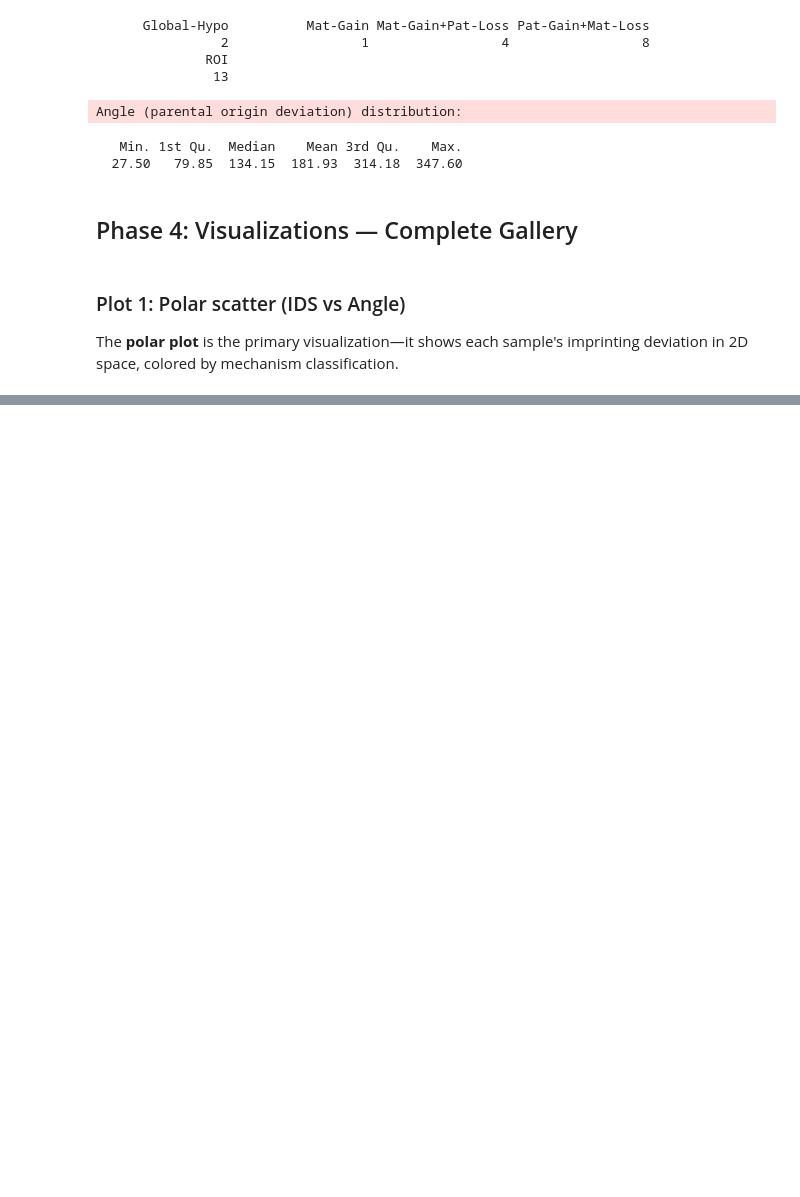
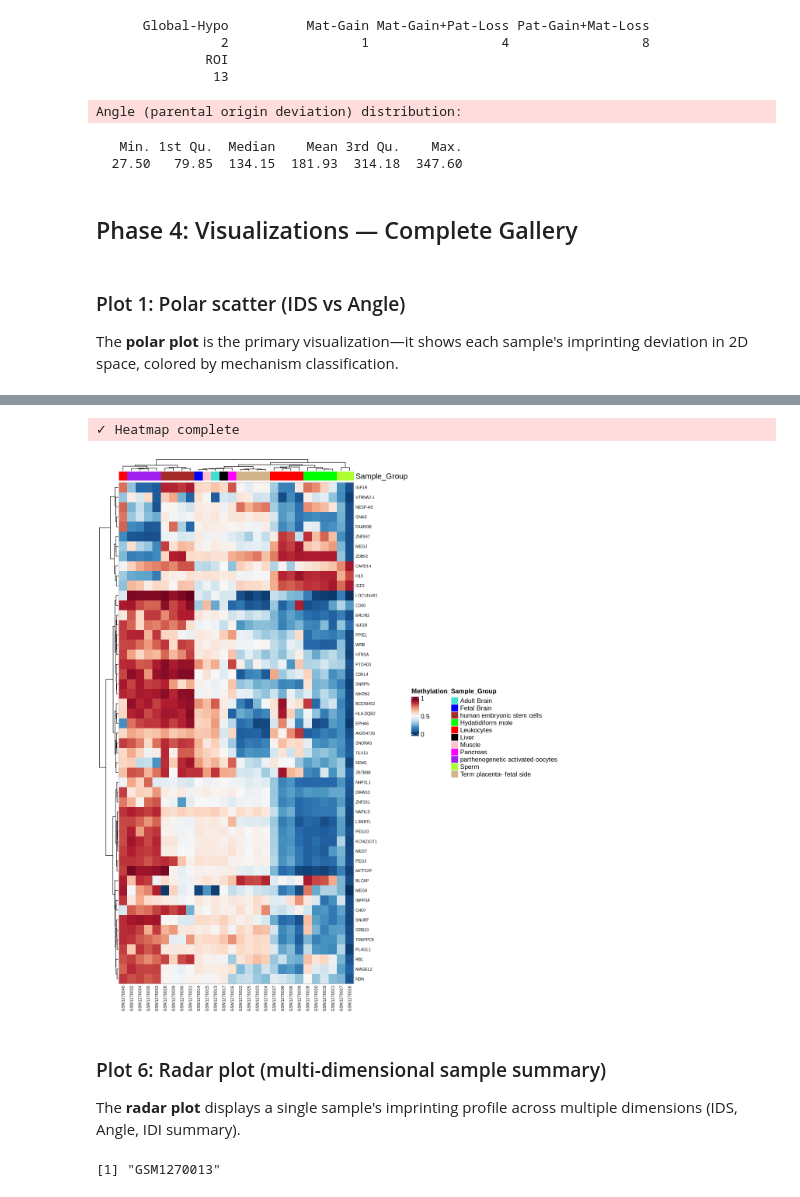
Before and after one commit to hongjianjin/imprintomeR, a Jupyter notebook: vignettes/GSE52567.ipynb, the cells around one changed output, grey strips where cells are left out. Cells and saved outputs as stored; diff of their text form; code cells hidden in the pictures; blank space fills up the shorter version.

```diff
--- a/vignettes/GSE52567.ipynb
+++ b/vignettes/GSE52567.ipynb
@@ -375,0 +418,22 @@ find.package("Cairo")
+# %%
+p_heatmap_by_gene <- plot(
+  x,
+  plot_type = "heatmap_by_gene",
+  probeset = "selected",
+  SAMPLEID = "Sample_Name",
+  annoColumn = "Sample_Group",
+  clusterRows = TRUE,
+  clusterColumns = TRUE,
+  outFile = NULL
+)
+# %%
+options(repr.plot.width = 10, repr.plot.height = 12)
+print(p_heatmap_by_gene)
+message("✓ Heatmap complete")
+# %% [output]
+✓ Heatmap complete
+[figure, added]
+# %% [markdown]
+### Plot 6: Radar plot (multi-dimensional sample summary)
+
+The **radar plot** displays a single sample's imprinting profile across multiple dimensions (IDS, Angle, IDI summary).
@@ -375,0 +442,4 @@ find.package("Cairo")
+# %%
+print(sample1)
+# %% [output]
+[1] "GSM1270013"
```
Also changed, not shown: parts of 35 cells of this notebook.
